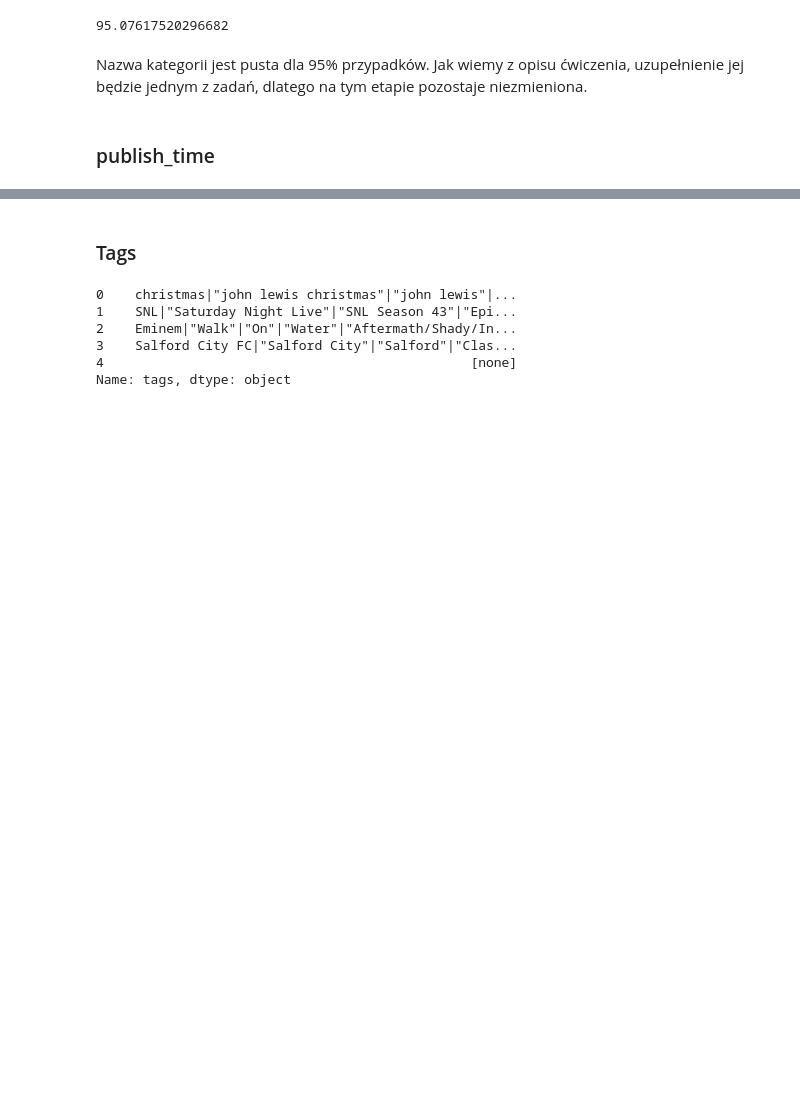
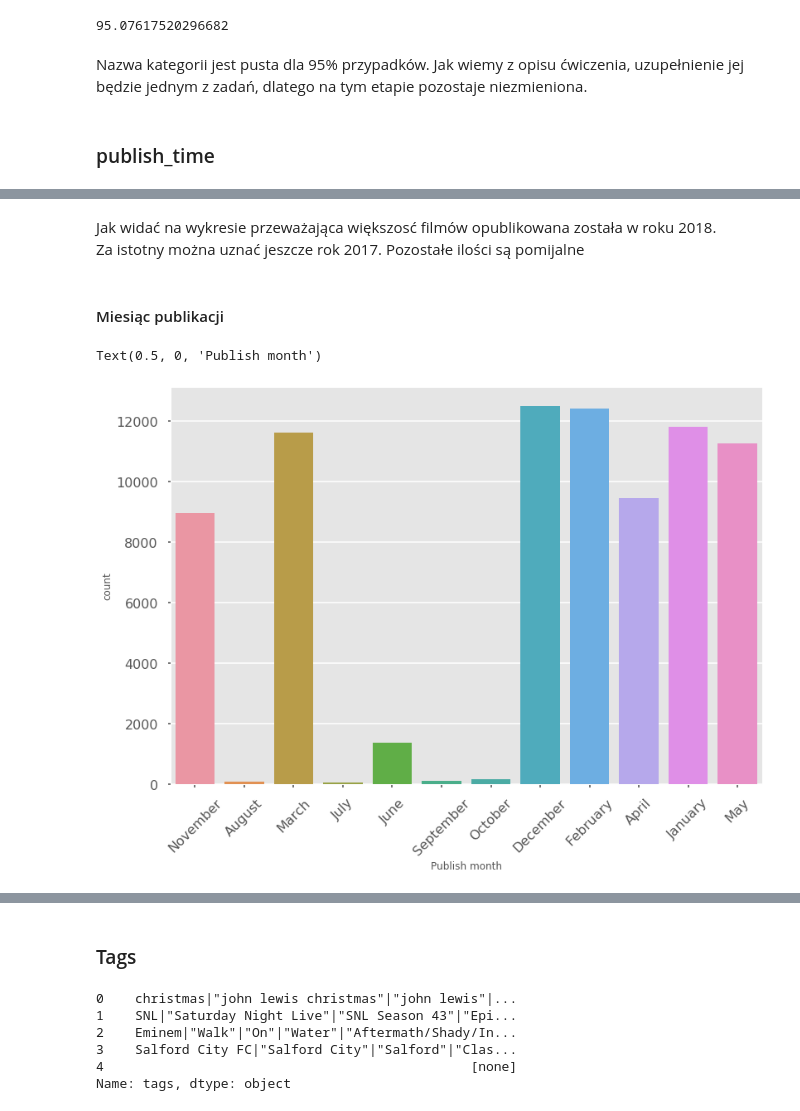
Before and after one commit to marrry/PED_YT, a Jupyter notebook: wstepne_wykresy.ipynb, the cells around one changed output, grey strips where cells are left out. Saved outputs shown, nothing was run; the diff lists cells and outputs as text; code cells hidden in the pictures; blank space fills up the shorter version.

```diff
--- a/wstepne_wykresy.ipynb
+++ b/wstepne_wykresy.ipynb
@@ -188,0 +180,13 @@ data.publish_time.hist()
+# %% [markdown]
+Jak widać na wykresie przeważająca większosć filmów opublikowana została w roku 2018.
+Za istotny można uznać jeszcze rok 2017. Pozostałe ilości są pomijalne
+# %% [markdown]
+#### Miesiąc publikacji
+# %%
+data["publish_month"] = data.publish_time.dt.month
+sns.countplot(data.publish_time.dt.month_name())
+plt.xticks(rotation=45)
+plt.xlabel('Publish month')
+# %% [output]
+Text(0.5, 0, 'Publish month')
+[figure, added]
```
Also changed, not shown: parts of 31 cells of this notebook.
